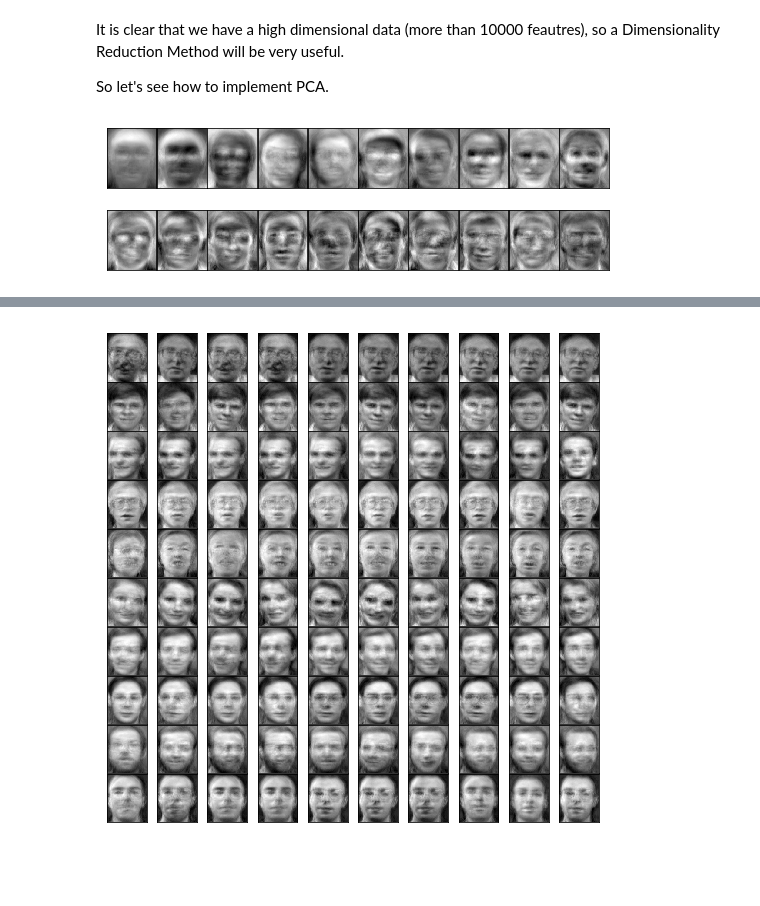
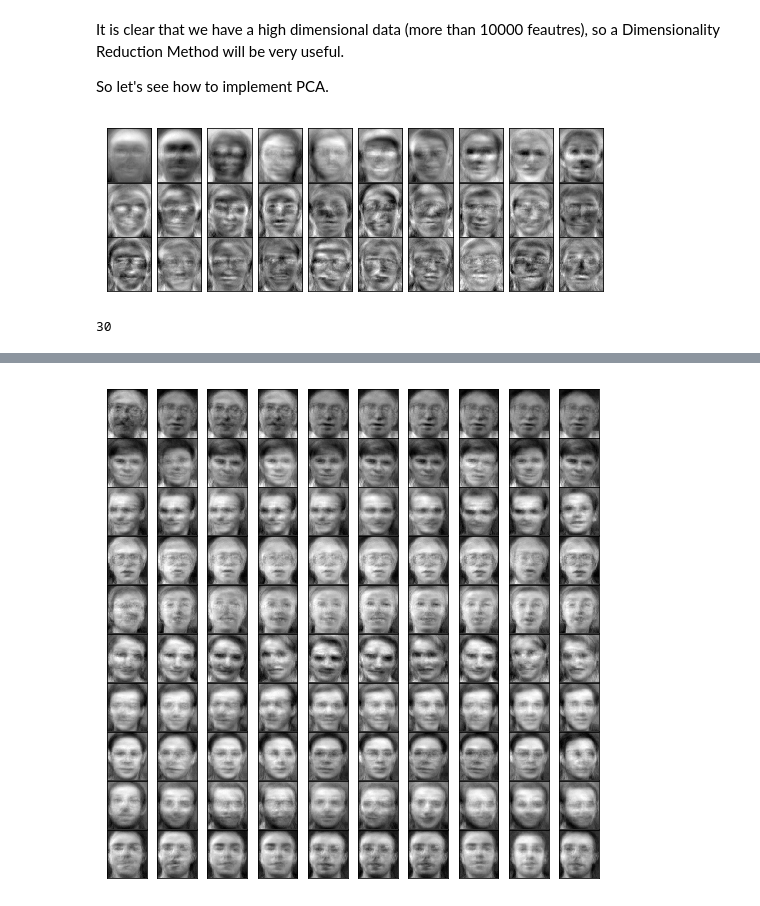
Before and after one commit to juanse1608/Courses, a Jupyter notebook: Jupyters/Notebooks/DimRed-Py.ipynb, the cells around one changed output, grey strips where cells are left out. Drawn from its saved outputs; the diff is of its cells as text; code cells hidden in the pictures; blank space fills up the shorter version.

```diff
--- a/Jupyters/Notebooks/DimRed-Py.ipynb
+++ b/Jupyters/Notebooks/DimRed-Py.ipynb
@@ -53,9 +51,7 @@ import warnings
 warnings.filterwarnings('ignore')
 # %%
 #An example of the images used
-
-#img = imread("/Users/JuanSebastianCorredorRodriguez/Documents/Git Repositories/Datasets/Att-Faces/s5/1.pgm")
-img = imread("/Users/danielmartinez/Documents/Att-Faces/s3/5.pgm")
+img = imread("/Users/JuanSebastianCorredorRodriguez/Documents/Git Repositories/Datasets/Att-Faces/s5/1.pgm")
 img = img.astype(np.uint8)
 img = img/255
 plt.imshow(img, cmap = 'gray')
@@ -67,7 +63,7 @@ plt.imshow(img, cmap = 'gray')
 
 from glob import iglob
 faces = pd.DataFrame([])
-for path in iglob('/Users/danielmartinez/Documents/Att-Faces/*/*.pgm'):
+for path in iglob('/Users/JuanSebastianCorredorRodriguez/Documents/Git Repositories/Datasets/Att-Faces/*/*.pgm'):
  img=imread(path)
  face = pd.Series(img.flatten(),name=path)
  faces = faces.append(face)
@@ -90,12 +86,17 @@ It is clear that we have a high dimensional data (more than 10000 feautres), so
 So let's see how to implement PCA.
 # %%
 #n_components = p means it will return the Eigenvectors that have the (p*100)% of the variation in the dataset
-faces_pca = PCA(n_components = 0.8)
+faces_pca = PCA(n_components = 0.75)
 faces_pca.fit(faces)
-fig, axes = plt.subplots(2, 10, figsize=(9,3),
+fig, axes = plt.subplots(3, 10, figsize=(9,3),
  subplot_kw={'xticks':[], 'yticks':[]},
  gridspec_kw=dict(hspace=0.01, wspace=0.01))
 for i, ax in enumerate(axes.flat):
  ax.imshow(faces_pca.components_[i].reshape(112,92), cmap="gray")
 # %% [output]
-[figure, old version]
+[figure, new version]
+# %%
+#How many components
+faces_pca.n_components_
+# %% [output]
+30
```
Also changed, not shown: parts of 7 cells of this notebook.
